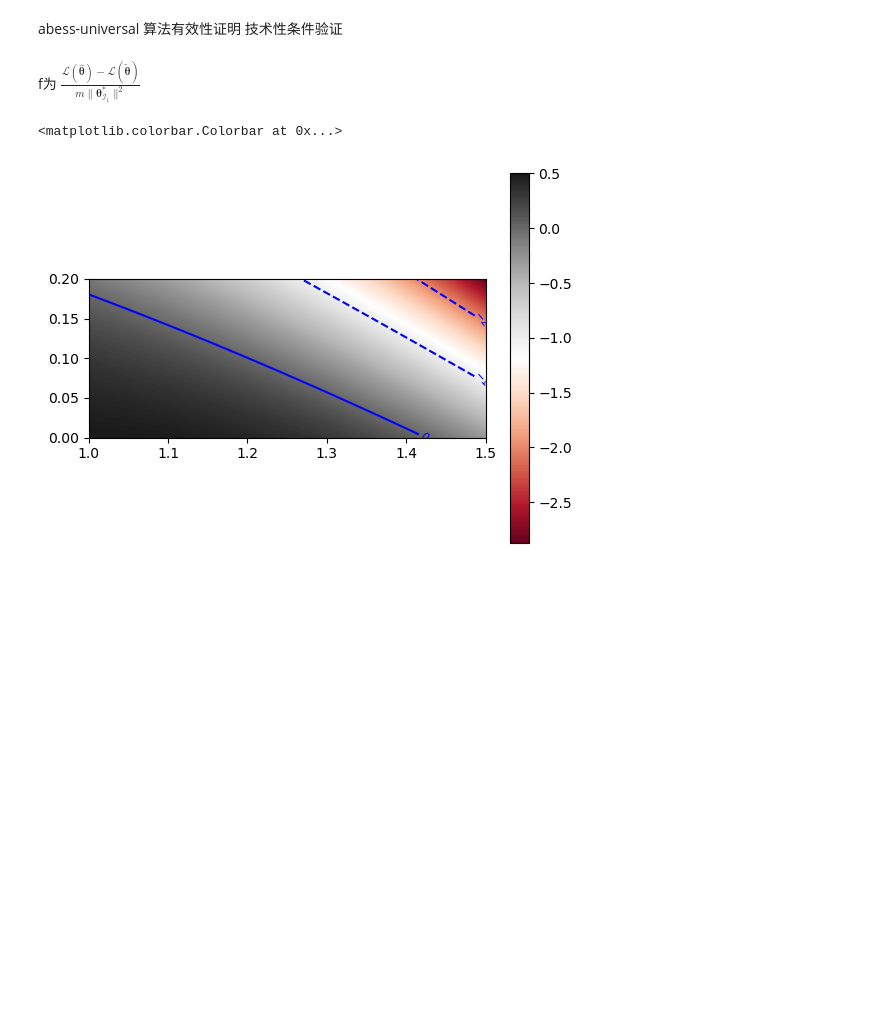
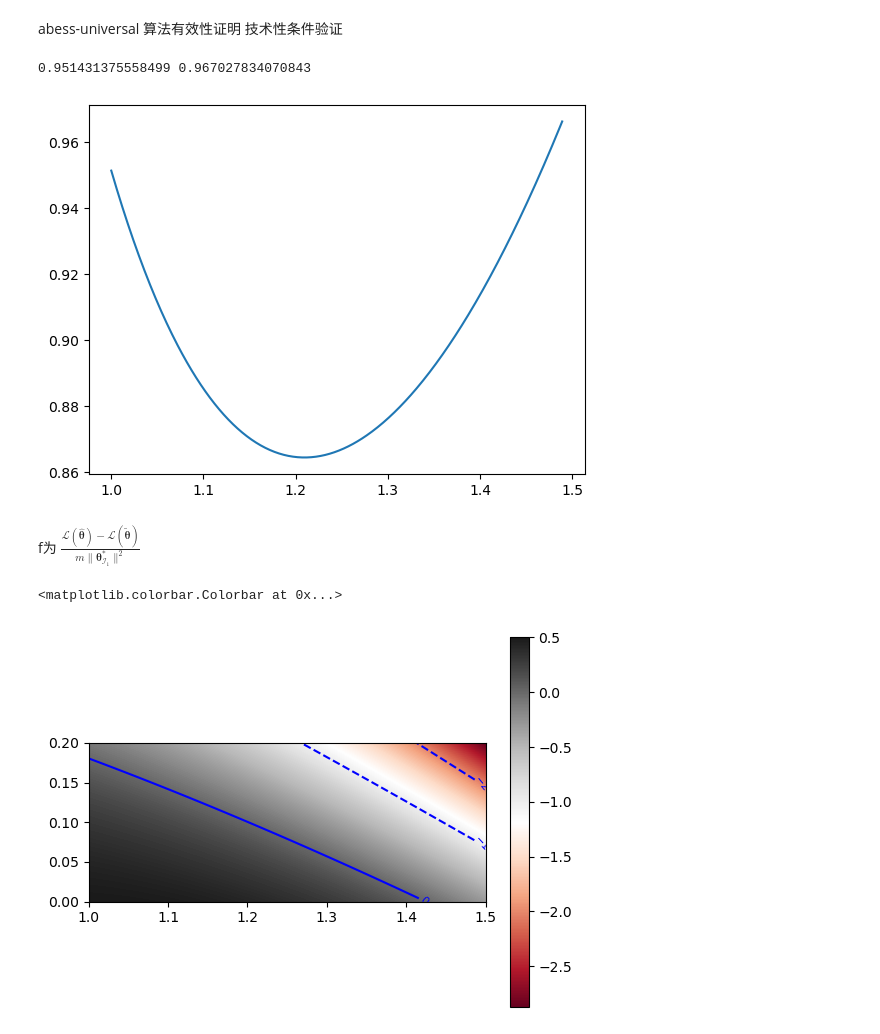
Before and after one commit to bbayukari/splicing-universal-experiment, a Jupyter notebook: prove/recovery.ipynb, the cells around one changed output. Drawn from its saved outputs; the diff is of its cells as text; code cells hidden in the pictures; blank space fills up the shorter version.

```diff
--- a/prove/recovery.ipynb
+++ b/prove/recovery.ipynb
@@ -5,6 +5,26 @@ import math
 import matplotlib.pyplot as plt
 import numpy as np
 from scipy.optimize import fsolve
+# %%
+def f(x):
+    Delta_x = (0.15 * x + 0.0215) * math.sqrt(x**2 + 2 * x + 5)
+    epsilon_x = (1/2) - math.sqrt(2) * (0.5215 - 0.35 * x) - (0.5215 - 0.35 * x)**2 - (1/2) * x * (0.5215 - 0.35 * x)**2 \
+                - (1/2) * (0.5215 - 0.35 * x) * (x**2 + 1) * Delta_x - (1/8) * x * (x**2 - 2*x + 5) * Delta_x**2
+    return epsilon_x
+
+def f2(x):
+    Delta_x = (0.15 * x + 0.0215) * math.sqrt(x**2 + 2 * x + 5)
+    numerator = (0.5215 - 0.35 * x)**2 + (1/2) * x * (0.5215 - 0.35 * x)**2 \
+                + (1/2) * (0.5215 - 0.35 * x) * (x**2 + 1) * Delta_x + (1/8) * x * (x**2 - 2*x + 5) * Delta_x**2
+    denominator = (1/2) - math.sqrt(2) * (0.5215 - 0.35 * x)
+    return numerator / denominator
+
+X = np.arange(1, 1.49, 0.001)
+plt.plot(X, [f2(x) for x in X])
+print(f2(1), f2(1.49))
+# %% [output]
+0.951431375558499 0.967027834070843
+[figure, added]
 # %% [markdown]
 f为 $\frac{\mathcal{L}(\hat{\boldsymbol{\theta}})-\mathcal{L}(\tilde{\boldsymbol{\theta}})}{m \|\boldsymbol{\theta}_{\mathcal{I}_{1}}^{*} \|^{2}} $
 # %%
```
Also changed, not shown: 47 other files.
